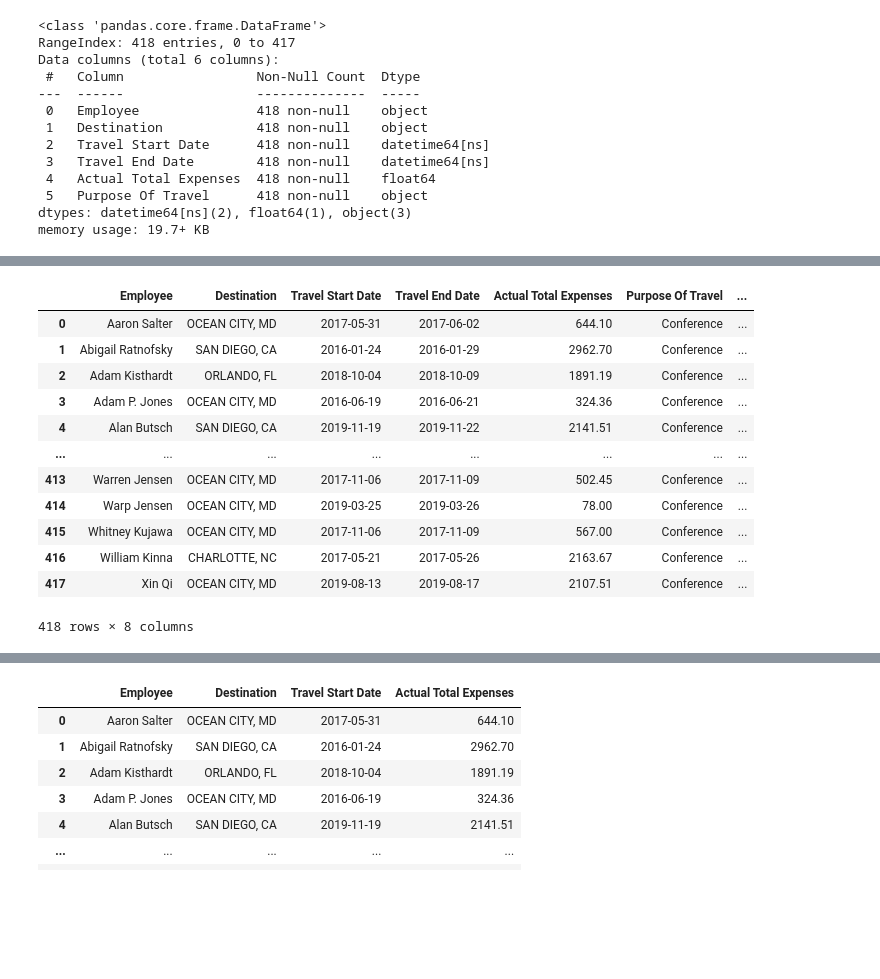
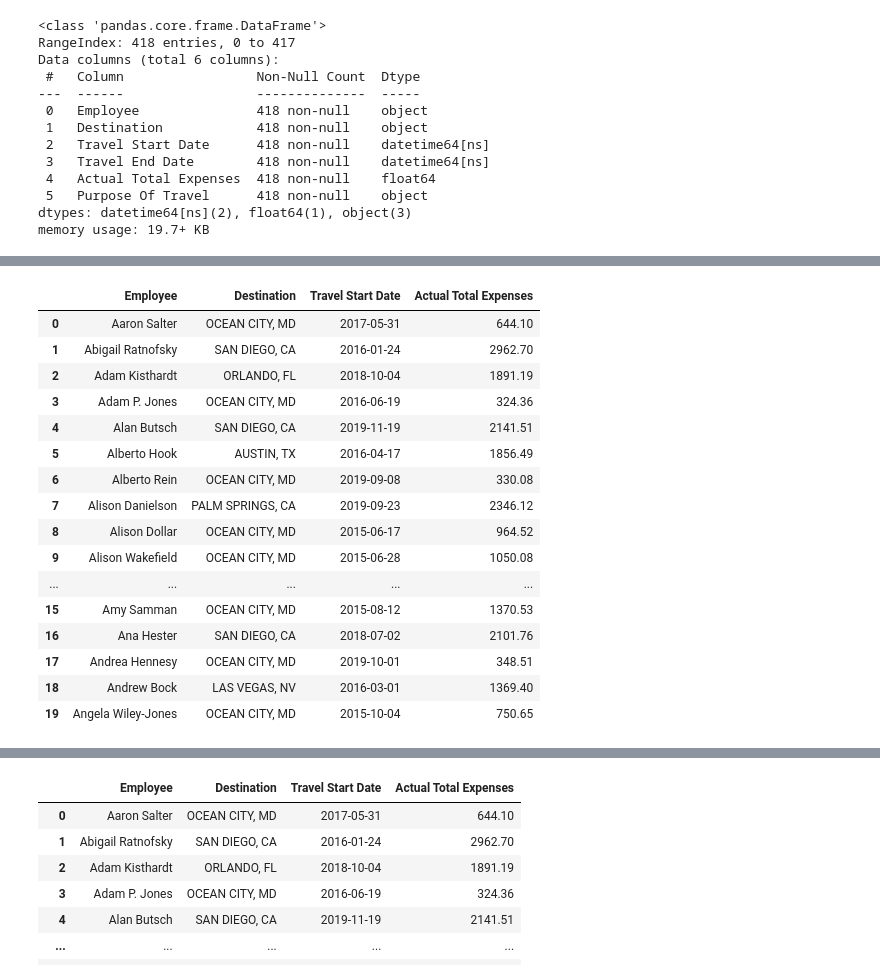
Before and after one commit to razurpenet/data_cleaning_with_pandas, a Jupyter notebook: index.ipynb, the cells around one changed output, grey strips where cells are left out. Cells and saved outputs as stored; diff of their text form; code cells hidden in the pictures; blank space fills up the shorter version.

```diff
--- a/index.ipynb
+++ b/index.ipynb
@@ -111,28 +115,42 @@ def extract_city(text):
     result = text.split(',')[0]
     return result
 # %%
-#travels_data['Employee_first_name'] = travels_data['Employee'].apply(extract_state)
-#travels_data['Employee_last_name'] = travels_data['Employee'].apply(extract_city)
+#Extract state and city
+travels_data['state'] = travels_data['Destination'].apply(extract_state)
+travels_data['city'] = travels_data['Destination'].apply(extract_city)
+# %%
+#Defines functions to extract first_name and last_name
+def split_first_name(text):
+    result = text.split(' ')[0]
+    return  result
+
+def split_last_name(text):
+    result = text.split(' ')[-1]
+    return  result
 # %%
-#Extracted state and city from address
-travels_data['State'] = travels_data['Destination'].apply(extract_state)
-travels_data['City'] = travels_data['Destination'].apply(extract_city)
+#Extracted last_name and first_name from Employee
+travels_data['first_name'] = travels_data['Employee'].apply(split_first_name)
+travels_data['last_name'] = travels_data['Employee'].apply(split_last_name)
 # %%
 #drop columns
-travels_data = travels_data.drop(columns=['city', 'state'])
+#travels_data = travels_data.drop(columns=['Unnamed: 0'])
 # %%
-travels_data
+travels_data.head(20)
 # %% [output]
-|  | Employee | Destination | Travel Start Date | Travel End Date | Actual Total Expenses | Purpose Of Travel | ... |
-| 0 | Aaron Salter | OCEAN CITY, MD | 2017-05-31 | 2017-06-02 | 644.10 | Conference | ... |
-| 1 | Abigail Ratnofsky | SAN DIEGO, CA | 2016-01-24 | 2016-01-29 | 2962.70 | Conference | ... |
-| 2 | Adam Kisthardt | ORLANDO, FL | 2018-10-04 | 2018-10-09 | 1891.19 | Conference | ... |
-| 3 | Adam P. Jones | OCEAN CITY, MD | 2016-06-19 | 2016-06-21 | 324.36 | Conference | ... |
-| 4 | Alan Butsch | SAN DIEGO, CA | 2019-11-19 | 2019-11-22 | 2141.51 | Conference | ... |
-| ... | ... | ... | ... | ... | ... | ... | ... |
-| 413 | Warren Jensen | OCEAN CITY, MD | 2017-11-06 | 2017-11-09 | 502.45 | Conference | ... |
-| 414 | Warp Jensen | OCEAN CITY, MD | 2019-03-25 | 2019-03-26 | 78.00 | Conference | ... |
-| 415 | Whitney Kujawa | OCEAN CITY, MD | 2017-11-06 | 2017-11-09 | 567.00 | Conference | ... |
-| 416 | William Kinna | CHARLOTTE, NC | 2017-05-21 | 2017-05-26 | 2163.67 | Conference | ... |
-| 417 | Xin Qi | OCEAN CITY, MD | 2019-08-13 | 2019-08-17 | 2107.51 | Conference | ... |
+|  | Employee | Destination | Travel Start Date | Actual Total Expenses |
+| 0 | Aaron Salter | OCEAN CITY, MD | 2017-05-31 | 644.10 |
+| 1 | Abigail Ratnofsky | SAN DIEGO, CA | 2016-01-24 | 2962.70 |
+| 2 | Adam Kisthardt | ORLANDO, FL | 2018-10-04 | 1891.19 |
+| 3 | Adam P. Jones | OCEAN CITY, MD | 2016-06-19 | 324.36 |
+| 4 | Alan Butsch | SAN DIEGO, CA | 2019-11-19 | 2141.51 |
+| 5 | Alberto Hook | AUSTIN, TX | 2016-04-17 | 1856.49 |
+| 6 | Alberto Rein | OCEAN CITY, MD | 2019-09-08 | 330.08 |
+| 7 | Alison Danielson | PALM SPRINGS, CA | 2019-09-23 | 2346.12 |
+| 8 | Alison Dollar | OCEAN CITY, MD | 2015-06-17 | 964.52 |
+| 9 | Alison Wakefield | OCEAN CITY, MD | 2015-06-28 | 1050.08 |
+| ... | ... | ... | ... | ... |
+| 15 | Amy Samman | OCEAN CITY, MD | 2015-08-12 | 1370.53 |
+| 16 | Ana Hester | SAN DIEGO, CA | 2018-07-02 | 2101.76 |
+| 17 | Andrea Hennesy | OCEAN CITY, MD | 2019-10-01 | 348.51 |
+| 18 | Andrew Bock | LAS VEGAS, NV | 2016-03-01 | 1369.40 |
+| 19 | Angela Wiley-Jones | OCEAN CITY, MD | 2015-10-04 | 750.65 |
-418 rows × 8 columns
```
Also changed, not shown: parts of 14 cells of this notebook, 2 other files.
